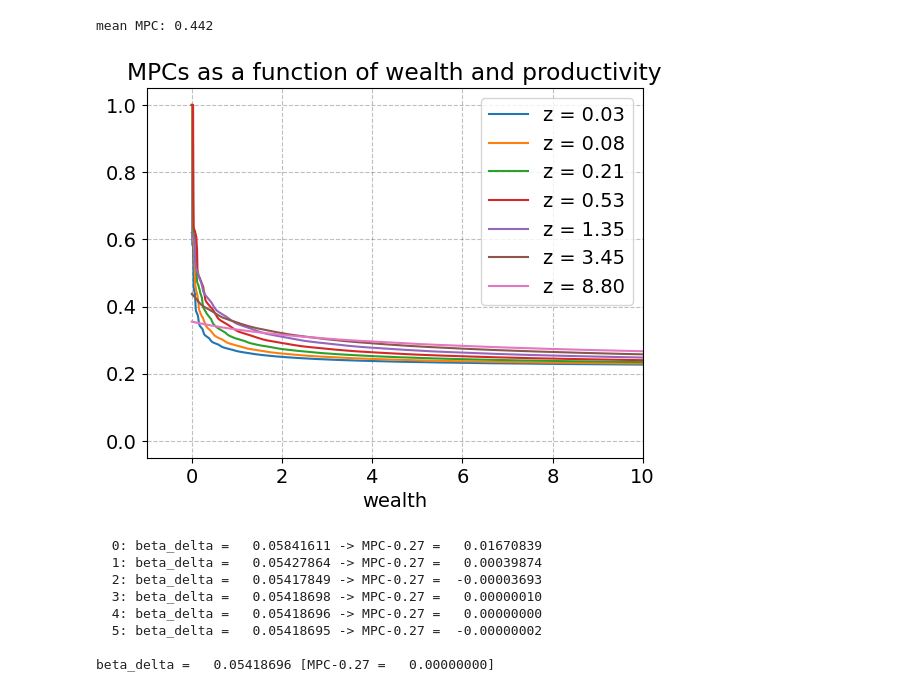
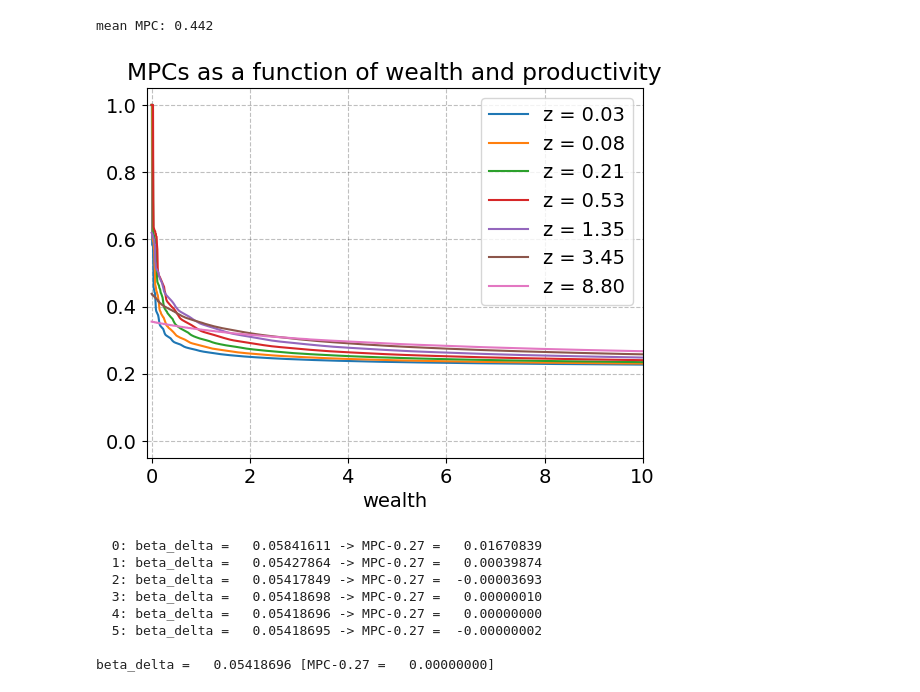
Before and after one commit to NumEconCopenhagen/AdvMacroHet, a Jupyter notebook: 03-04-Stationary-Equilibrium/1_HANC-beta-heterogeneity/solution_HANC-with-heterogeneous-beta.ipynb, the cells around one changed output. Cells and saved outputs as stored; diff of their text form; code cells hidden in the pictures.

```diff
--- a/03-04-Stationary-Equilibrium/1_HANC-beta-heterogeneity/solution_HANC-with-heterogeneous-beta.ipynb
+++ b/03-04-Stationary-Equilibrium/1_HANC-beta-heterogeneity/solution_HANC-with-heterogeneous-beta.ipynb
@@ -95,13 +95,13 @@ print(f'mean MPC: {mean_MPC:.3f}')
 mean MPC: 0.442
 # %%
 plt.plot(model.par.a_grid, MPC[0].T)
-plt.xlim(-1, 10)
+plt.xlim(-0.1, 10)
 plt.legend([f'z = {z:.2f}' for z in model.par.z_grid])
 plt.title('MPCs as a function of wealth and productivity')
 plt.xlabel('wealth')
 plt.show()
 # %% [output]
-[figure, old version]
+[figure, new version]
 # %%
 def calib_obj(beta_delta,model):
     """ calibration objective """
```
Also changed, not shown: 7 other files.
